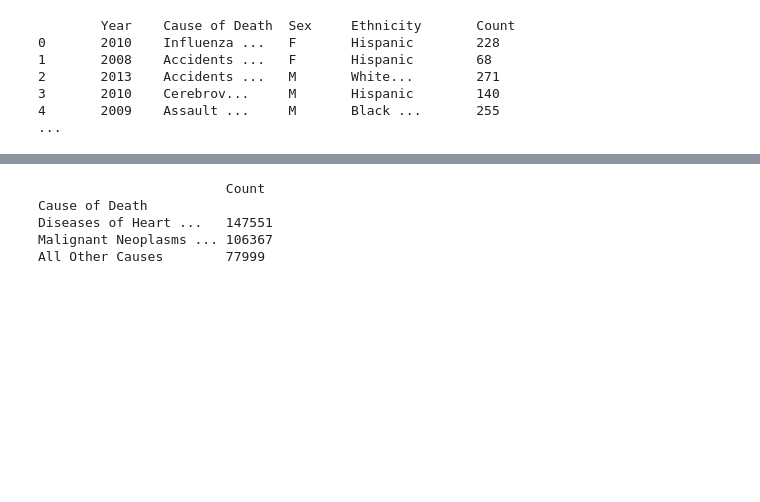
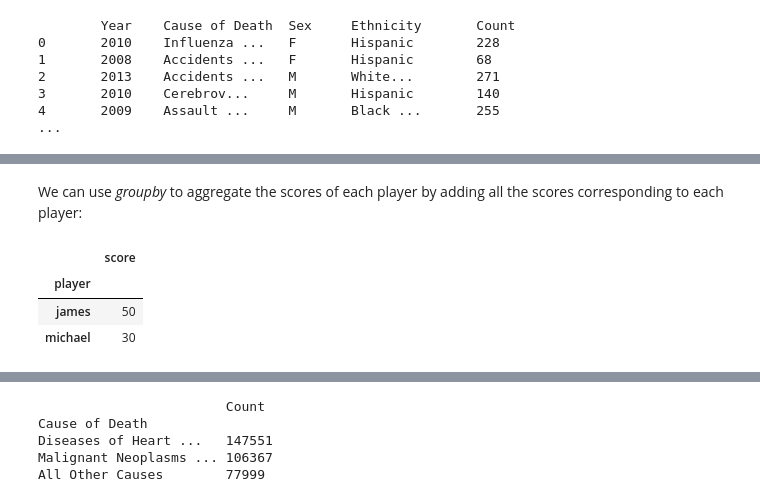
Before and after one commit to josecarlosgt/Data-Processing-and-Analytics, a Jupyter notebook: Lab_Practice.ipynb, the cells around one changed output, grey strips where cells are left out. Drawn from its saved outputs; the diff is of its cells as text; code cells hidden in the pictures; blank space fills up the shorter version.

```diff
--- a/Lab_Practice.ipynb
+++ b/Lab_Practice.ipynb
@@ -205,0 +277,10 @@ grouped_data_frame = data_frame.groupby(['player']).sum()`
+# %% [markdown]
+We can use *groupby* to aggregate the scores of each player by adding all the scores corresponding to each player:
+# %%
+grouped_data_frame = data_frame.groupby(['player']).sum()
+grouped_data_frame
+# %% [output]
+|  | score |
+| player |  |
+| james | 50 |
+| michael | 30 |
```
Also changed, not shown: parts of 56 cells of this notebook, 4 other files.
